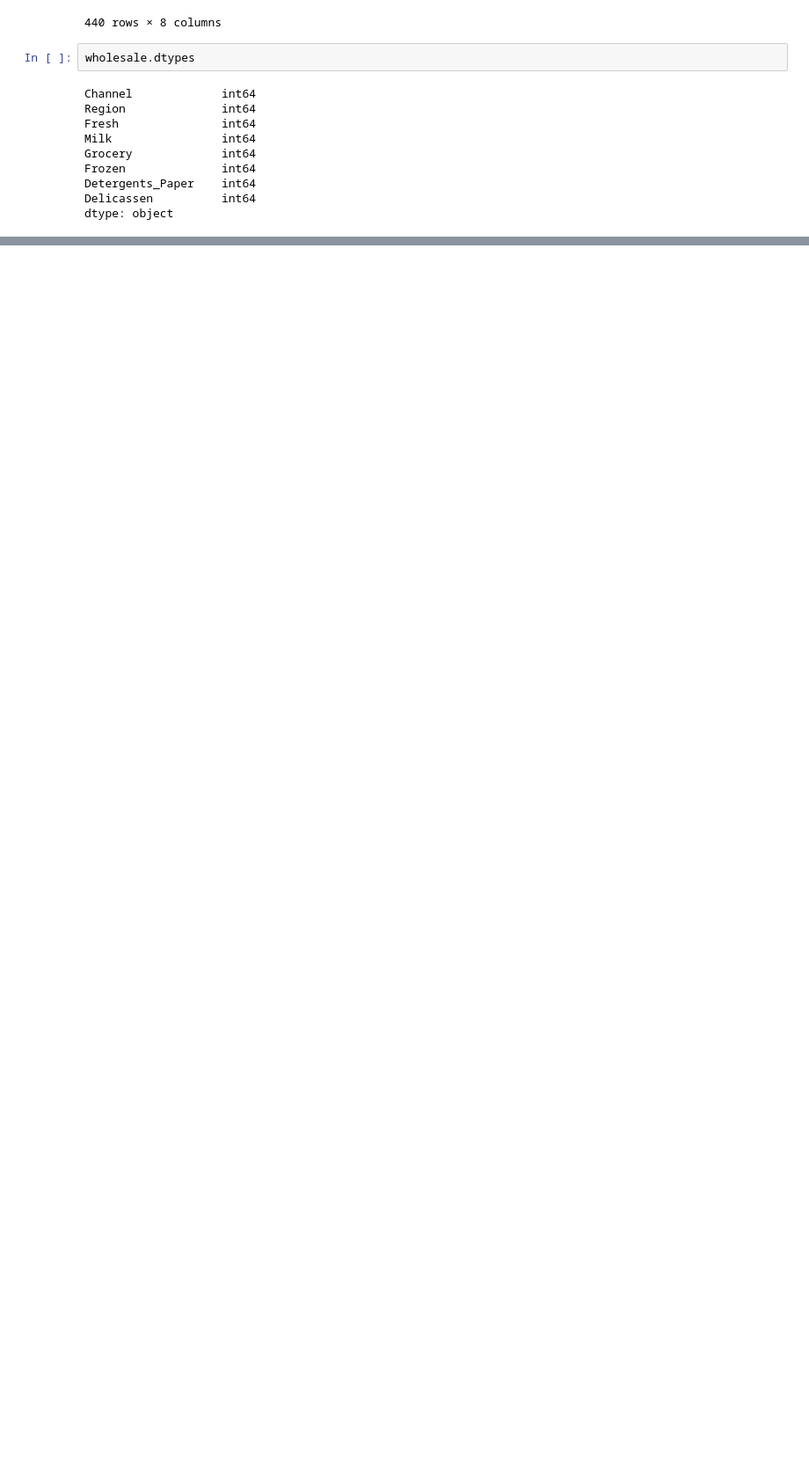
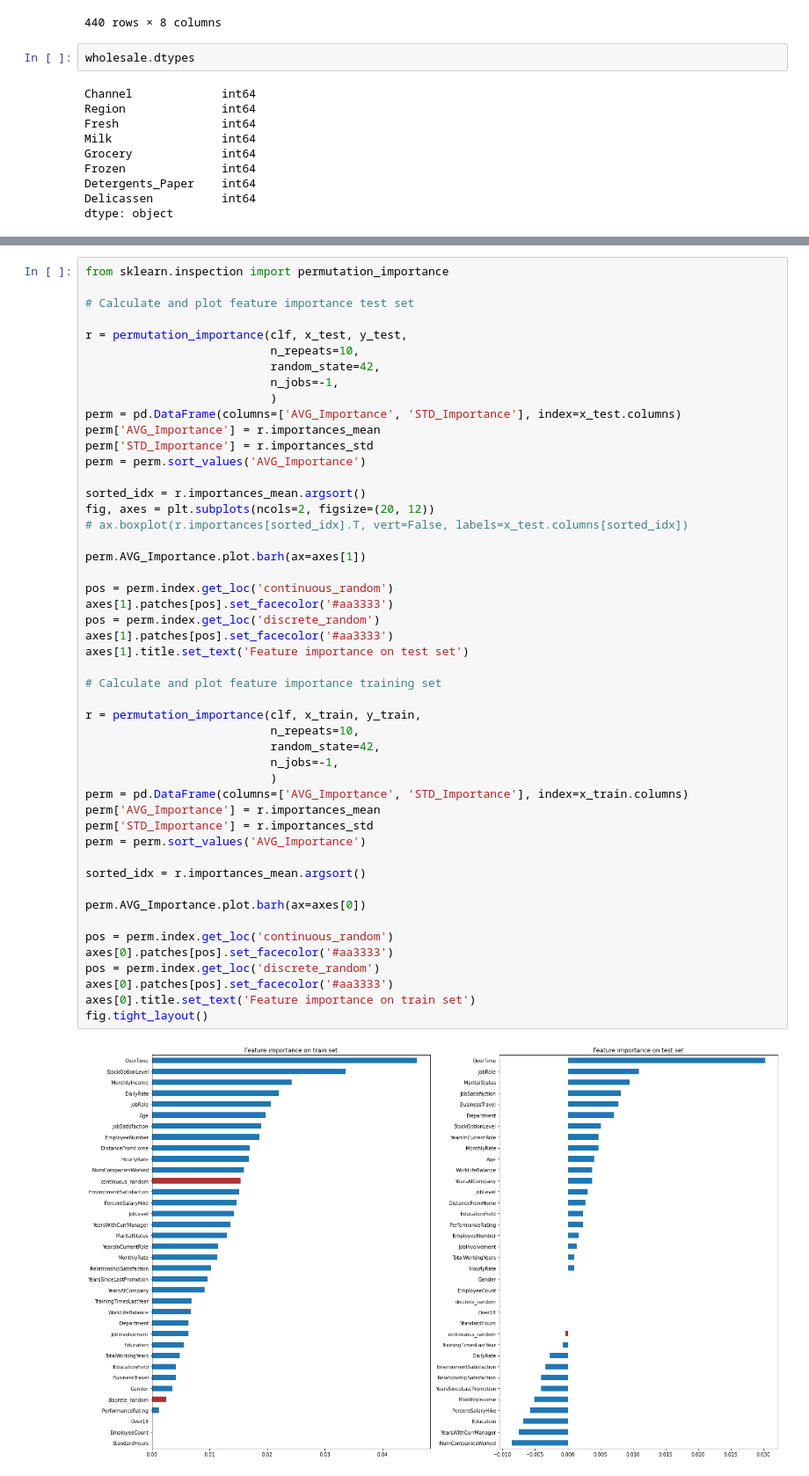
Before and after one commit to Baukebrenninkmeijer/practical-data-science, a Jupyter notebook: presentation.ipynb, the cells around one changed output, grey strips where cells are left out. Shown at 88% size. Cells and saved outputs as stored; diff of their text form; blank space fills up the shorter version.

```diff
--- a/presentation.ipynb
+++ b/presentation.ipynb
@@ -228,0 +345,51 @@ dtype: object
+# %%
+from sklearn.inspection import permutation_importance
+
+# Calculate and plot feature importance test set
+
+r = permutation_importance(clf, x_test, y_test,
+                           n_repeats=10,
+                           random_state=42,
+                           n_jobs=-1,
+                           )
+perm = pd.DataFrame(columns=['AVG_Importance', 'STD_Importance'], index=x_test.columns)
+perm['AVG_Importance'] = r.importances_mean
+perm['STD_Importance'] = r.importances_std
+perm = perm.sort_values('AVG_Importance')
+
+sorted_idx = r.importances_mean.argsort()
+fig, axes = plt.subplots(ncols=2, figsize=(20, 12))
+# ax.boxplot(r.importances[sorted_idx].T, vert=False, labels=x_test.columns[sorted_idx])
+
+perm.AVG_Importance.plot.barh(ax=axes[1])
+
+pos = perm.index.get_loc('continuous_random')
+axes[1].patches[pos].set_facecolor('#aa3333')
+pos = perm.index.get_loc('discrete_random')
+axes[1].patches[pos].set_facecolor('#aa3333')
+axes[1].title.set_text('Feature importance on test set')
+
+# Calculate and plot feature importance training set
+
+r = permutation_importance(clf, x_train, y_train,
+                           n_repeats=10,
+                           random_state=42,
+                           n_jobs=-1,
+                           )
+perm = pd.DataFrame(columns=['AVG_Importance', 'STD_Importance'], index=x_train.columns)
+perm['AVG_Importance'] = r.importances_mean
+perm['STD_Importance'] = r.importances_std
+perm = perm.sort_values('AVG_Importance')
+
+sorted_idx = r.importances_mean.argsort()
+
+perm.AVG_Importance.plot.barh(ax=axes[0])
+
+pos = perm.index.get_loc('continuous_random')
+axes[0].patches[pos].set_facecolor('#aa3333')
+pos = perm.index.get_loc('discrete_random')
+axes[0].patches[pos].set_facecolor('#aa3333')
+axes[0].title.set_text('Feature importance on train set')
+fig.tight_layout()
+# %% [output]
+[figure, added]
```
Also changed, not shown: parts of 18 cells of this notebook, 13 other files.
